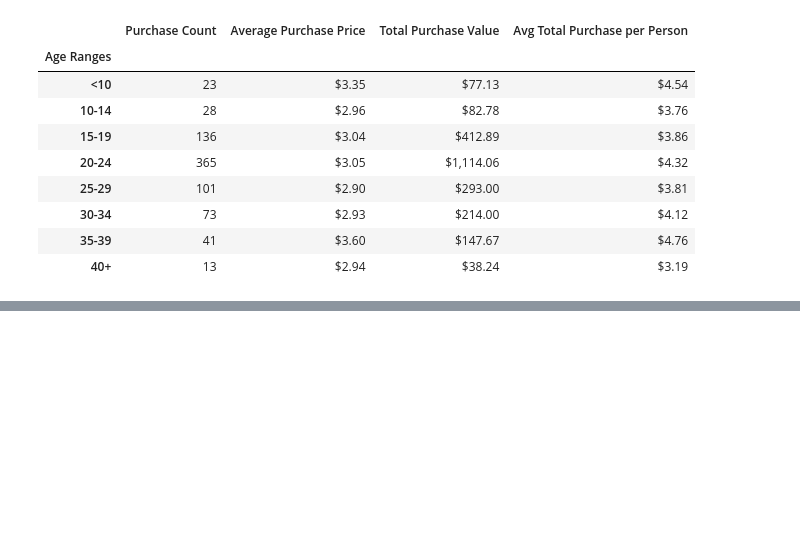
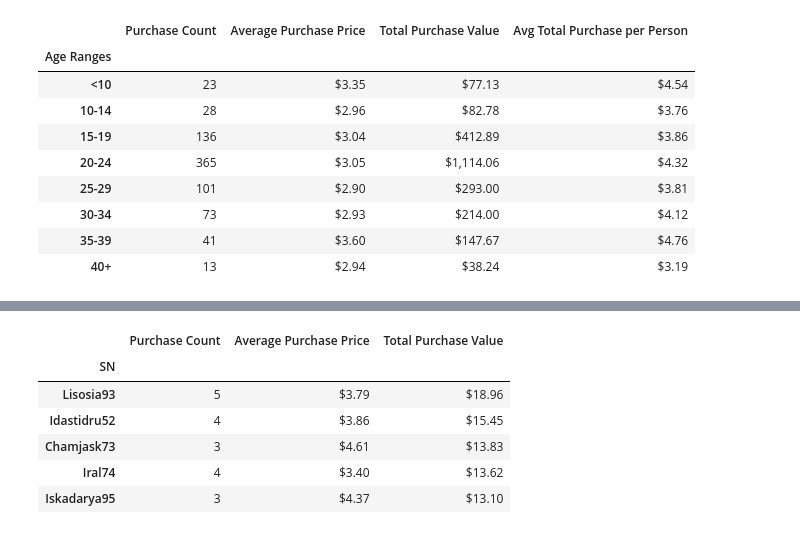
Before and after one commit to eggsnbacon97/pandas-challenge, a Jupyter notebook: heroes_of_pymoli/heroes_of_pymoli.ipynb, the cells around one changed output, grey strips where cells are left out. Saved outputs shown, nothing was run; the diff lists cells and outputs as text; code cells hidden in the pictures; blank space fills up the shorter version.

```diff
--- a/heroes_of_pymoli/heroes_of_pymoli.ipynb
+++ b/heroes_of_pymoli/heroes_of_pymoli.ipynb
@@ -302,0 +399,40 @@ age_purchase_table
+# %%
+# Find top spenders--------------------------------------------------
+
+top_spenders = purchase_data.groupby("SN")
+
+# Purchase Count-----------------------------------------------------
+
+top_purchases = top_spenders["Purchase ID"].count()
+
+# Average Price-------------------------------------------------------
+
+average_top_price = round(top_spenders["Price"].mean(),2)
+
+# Total Purchase Value------------------------------------------------
+
+total_top_purchase_value = top_spenders["Price"].sum()
+
+# Print out data-------------------------------------------------------
+
+top_spenders_table = pd.DataFrame({
+
+    "Purchase Count": top_purchases,
+    "Average Purchase Price": average_top_price,
+    "Total Purchase Value": total_top_purchase_value
+    })
+
+top_spenders_table = top_spenders_table.sort_values(["Total Purchase Value"], ascending=False).head()
+top_spenders_table["Average Purchase Price"] = top_spenders_table["Average Purchase Price"].astype(float).map("${:,.2f}".format)
+top_spenders_table["Total Purchase Value"] = top_spenders_table["Total Purchase Value"].astype(float).map("${:,.2f}".format)
+top_spenders_table
+
+# Struggled with similiar issues as noted before with special formatting.
+# %% [output]
+|  | Purchase Count | Average Purchase Price | Total Purchase Value |
+| SN |  |  |  |
+| Lisosia93 | 5 | $3.79 | $18.96 |
+| Idastidru52 | 4 | $3.86 | $15.45 |
+| Chamjask73 | 3 | $4.61 | $13.83 |
+| Iral74 | 4 | $3.40 | $13.62 |
+| Iskadarya95 | 3 | $4.37 | $13.10 |
```
Also changed, not shown: parts of 22 cells of this notebook.
